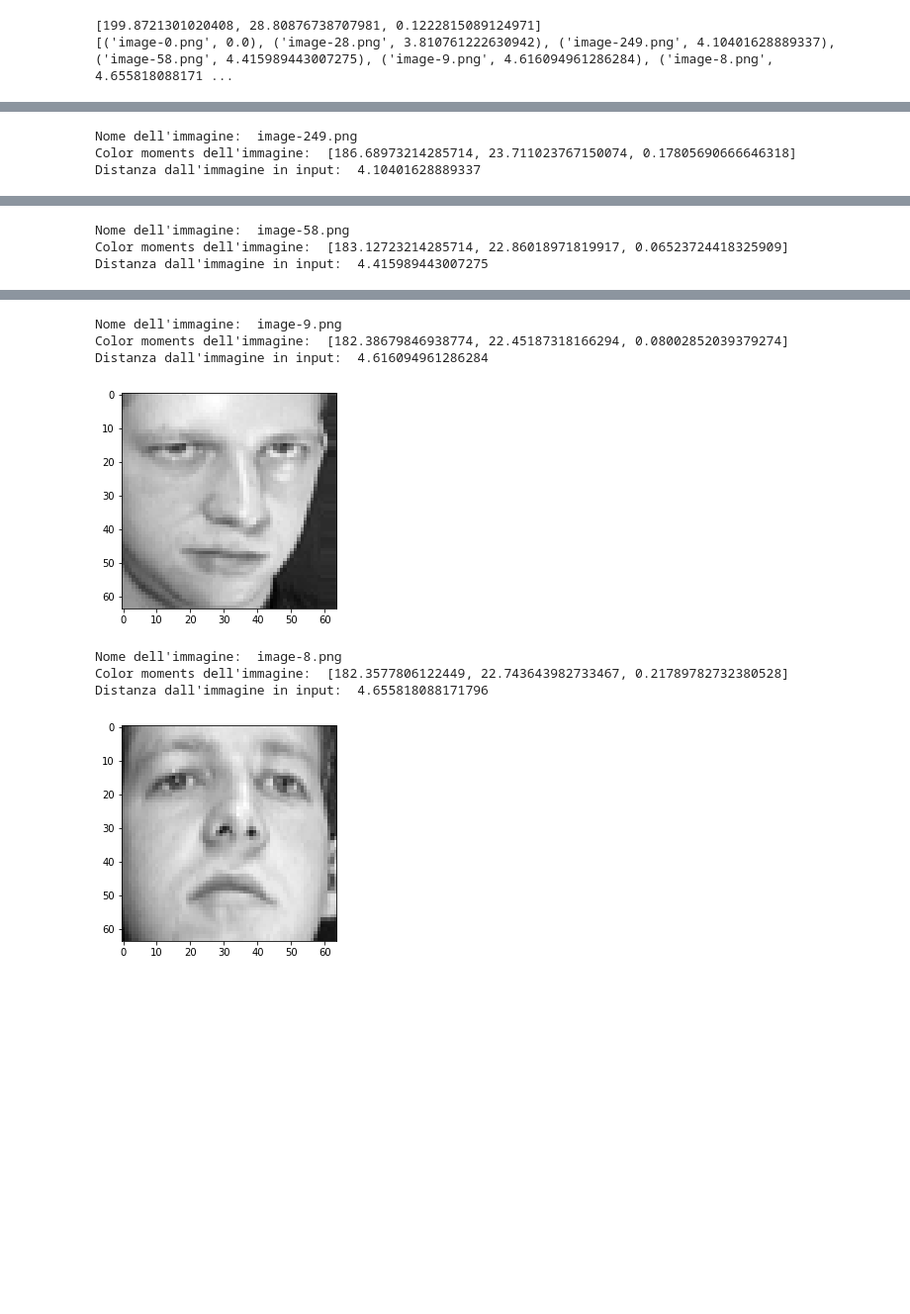
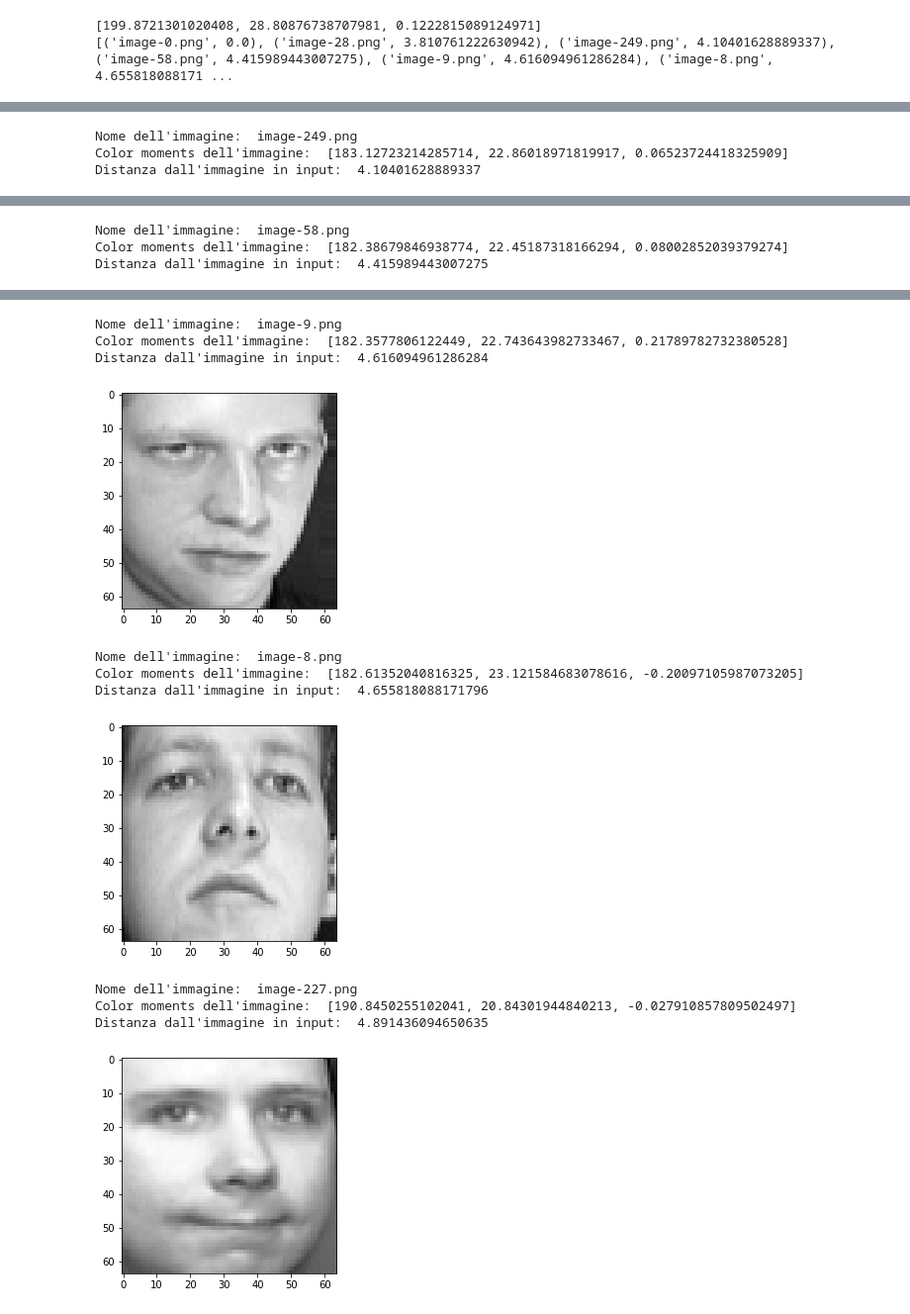
Before and after one commit to LivioScarpi/Progetto_DBM, a Jupyter notebook: task2.ipynb, the cells around one changed output, grey strips where cells are left out. Shown: that part at 99% size. Cells and saved outputs as stored; diff of their text form; code cells hidden in the pictures; blank space fills up the shorter version.

```diff
--- a/task2.ipynb
+++ b/task2.ipynb
@@ -86,15 +96,20 @@ dictionaryOfLBPDescriptors
 # %%
+# funzione che restituisce le k immagini più simili a quella di id imageID secondo il modelName (color moments, hog, lbp)
+# parametri:
+    # imageID: nome del file dell'immagine
+    # k: numero di immagini simili che vogliamo ottenere
+    # modelName: nome del descrittore che vogliamo calcolare
+
 def getKsimilarImages(imageID, k, modelName):
     match modelName:
         case 'ColorMoments':
-            return calculateDistanceOfColorMoments(imageID, k)
-
+            return calculateDistanceOfColorMoments(imageID, int(k+1))
 
         case 'LBP':
-            return calculateDistanceOfLBP(imageID, k)
+            return calculateDistanceOfLBP(imageID, int(k+1))
 
         case 'HOG':
-            return calculateDistanceOfHOG(imageID, k)
+            return calculateDistanceOfHOG(imageID, int(k+1))
 
         case _:
             return "Errore, inserire un descrittore corretto"
@@ -166,15 +190,15 @@ kSimilarImagesOfColorMoments = getKsimilarImages('image-0.png', 6, 'ColorMoments
 [('image-0.png', 0.0), ('image-28.png', 3.810761222630942), ('image-249.png', 4.10401628889337), ('image-58.png', 4.415989443007275), ('image-9.png', 4.616094961286284), ('image-8.png', 4.655818088171 ...
 # %%
 for i in range(0, len(kSimilarImagesOfColorMoments)):
+    imageName = kSimilarImagesOfColorMoments[i][0]
     print("Nome dell'immagine: ", kSimilarImagesOfColorMoments[i][0])
     print("Color moments dell'immagine: ", dictionaryOfColorMomentsDescriptors[imageName])
     print("Distanza dall'immagine in input: ", kSimilarImagesOfColorMoments[i][1])
 
-    imageName = kSimilarImagesOfColorMoments[i][0]
     # load the image
     image = Image.open('./olivetti_PNG_master/images/' + imageName)
     # convert image to numpy array
-    data = asarray(image)
+    # data = asarray(image)
 
     # display the array of pixels as an image
     # il parametro cmap serve a specificare il tipo di colormap che vogliamo utilizzare, per questo motivo abbiamo specificato gray per la scala di grigi
@@ -190,19 +214,23 @@ Color moments dell'immagine:  [186.03316326530611, 19.96503485319131, -0.0635739
 Distanza dall'immagine in input:  3.810761222630942
 [figure]
 Nome dell'immagine:  image-249.png
-Color moments dell'immagine:  [186.68973214285714, 23.711023767150074, 0.17805690666646318]
+Color moments dell'immagine:  [183.12723214285714, 22.86018971819917, 0.06523724418325909]
 Distanza dall'immagine in input:  4.10401628889337
 [figure]
 Nome dell'immagine:  image-58.png
-Color moments dell'immagine:  [183.12723214285714, 22.86018971819917, 0.06523724418325909]
+Color moments dell'immagine:  [182.38679846938774, 22.45187318166294, 0.08002852039379274]
 Distanza dall'immagine in input:  4.415989443007275
 [figure]
 Nome dell'immagine:  image-9.png
-Color moments dell'immagine:  [182.38679846938774, 22.45187318166294, 0.08002852039379274]
+Color moments dell'immagine:  [182.3577806122449, 22.743643982733467, 0.21789782732380528]
 Distanza dall'immagine in input:  4.616094961286284
 [figure]
 Nome dell'immagine:  image-8.png
-Color moments dell'immagine:  [182.3577806122449, 22.743643982733467, 0.21789782732380528]
+Color moments dell'immagine:  [182.61352040816325, 23.121584683078616, -0.20097105987073205]
 Distanza dall'immagine in input:  4.655818088171796
 [figure]
+Nome dell'immagine:  image-227.png
+Color moments dell'immagine:  [190.8450255102041, 20.84301944840213, -0.027910857809502497]
+Distanza dall'immagine in input:  4.891436094650635
+[figure, added]
 # %%
```
Also changed, not shown: parts of 9 cells of this notebook, 1 other file.
